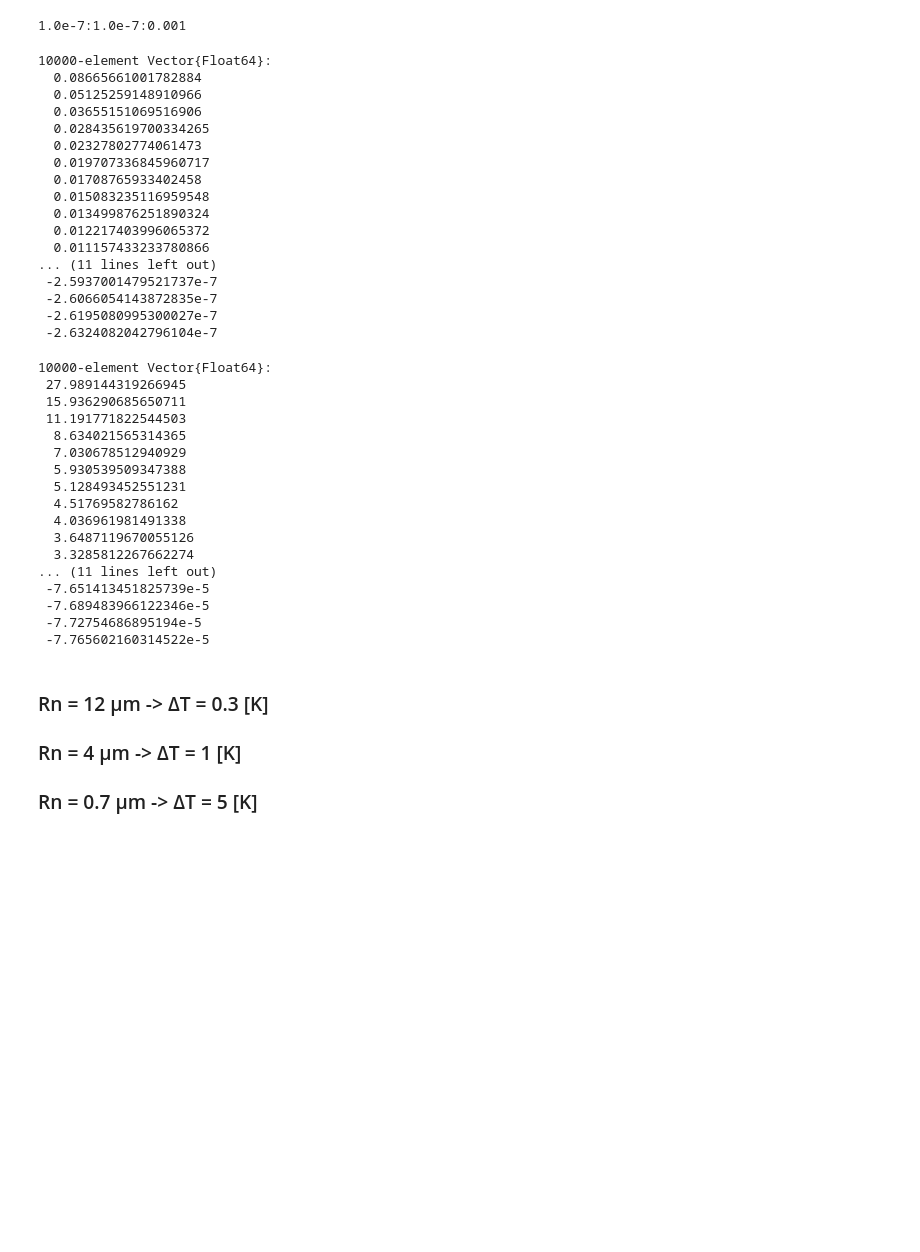
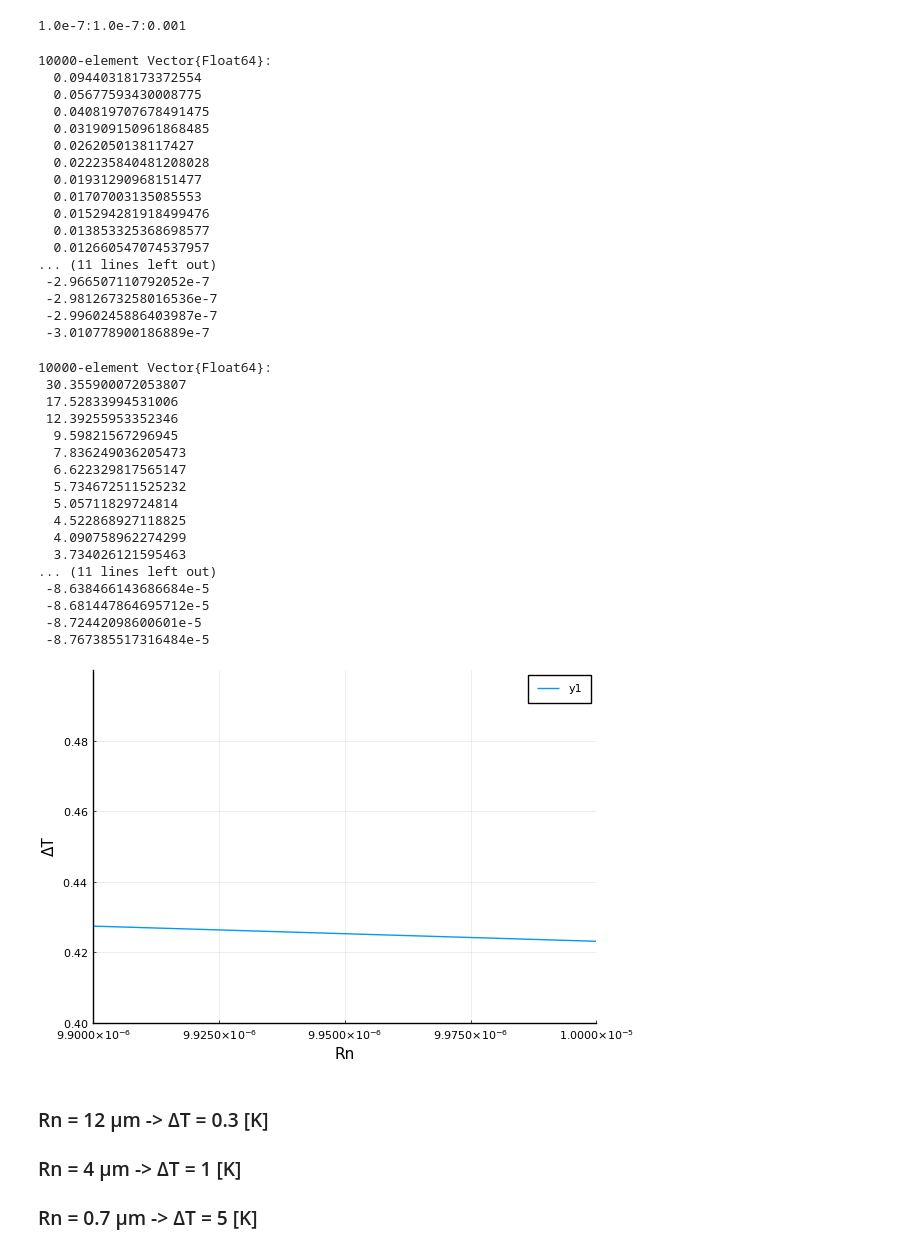
Before and after one commit to JuliaIBPM/ComputationalHeatTransfer.jl, a Jupyter notebook: notebooks/CoolProp test.ipynb, the cells around one changed output. Cells and saved outputs as stored; diff of their text form; code cells hidden in the pictures; blank space fills up the shorter version.

```diff
--- a/notebooks/CoolProp test.ipynb
+++ b/notebooks/CoolProp test.ipynb
@@ -25,0 +22,2 @@ Tᵥ = 295.0
+# %%
+Tᵥ = 291.2
@@ -116,44 +116,46 @@ Rn = 1e-7:1e-7:1e-3
 y = Rkg .* Tᵥ ./ (hᵥ-hₗ) .* log.(1 .+ 2 .* σ ./ P .* (1 ./ Rn .- 1/2(Rin-δ)))
 # %% [output]
 10000-element Vector{Float64}:
-  0.08665661001782884
-  0.05125259148910966
-  0.03655151069516906
-  0.028435619700334265
-  0.02327802774061473
-  0.019707336845960717
-  0.01708765933402458
-  0.015083235116959548
-  0.013499876251890324
-  0.012217403996065372
-  0.011157433233780866
+  0.09440318173372554
+  0.05677593430008775
+  0.040819707678491475
+  0.031909150961868485
+  0.0262050138117427
+  0.022235840481208028
+  0.01931290968151477
+  0.01707003135085553
+  0.015294281918499476
+  0.013853325368698577
+  0.012660547074537957
 ... (11 lines left out)
- -2.5937001479521737e-7
- -2.6066054143872835e-7
- -2.6195080995300027e-7
- -2.6324082042796104e-7
+ -2.966507110792052e-7
+ -2.9812673258016536e-7
+ -2.9960245886403987e-7
+ -3.010778900186889e-7
 # %%
 ΔTᵥ = Tᵥ .* (1 ./ (1 .- y) .- 1)
 # %% [output]
 10000-element Vector{Float64}:
- 27.989144319266945
- 15.936290685650711
- 11.191771822544503
-  8.634021565314365
-  7.030678512940929
-  5.930539509347388
-  5.128493452551231
-  4.51769582786162
-  4.036961981491338
-  3.6487119670055126
-  3.3285812267662274
+ 30.355900072053807
+ 17.52833994531006
+ 12.39255953352346
+  9.59821567296945
+  7.836249036205473
+  6.622329817565147
+  5.734672511525232
+  5.05711829724814
+  4.522868927118825
+  4.090758962274299
+  3.734026121595463
 ... (11 lines left out)
- -7.651413451825739e-5
- -7.689483966122346e-5
- -7.72754686895194e-5
- -7.765602160314522e-5
+ -8.638466143686684e-5
+ -8.681447864695712e-5
+ -8.72442098600601e-5
+ -8.767385517316484e-5
 # %%
-plot(Rn,ΔTᵥ,ylabel="ΔT",xlabel="Rn",xlim=(1e-7,1e-6),ylim=(0.0005,10))
+plot(Rn,ΔTᵥ,ylabel="ΔT",xlabel="Rn",xlim=(9.9e-6,1e-5),ylim=(0.4,0.5))
+# %% [output]
+[figure, added]
 # %% [markdown]
 ### Rn = 12 μm -> ΔT = 0.3 [K]
 ### Rn = 4 μm -> ΔT = 1    [K]
```
Also changed, not shown: parts of 21 cells of this notebook, 13 other files.
